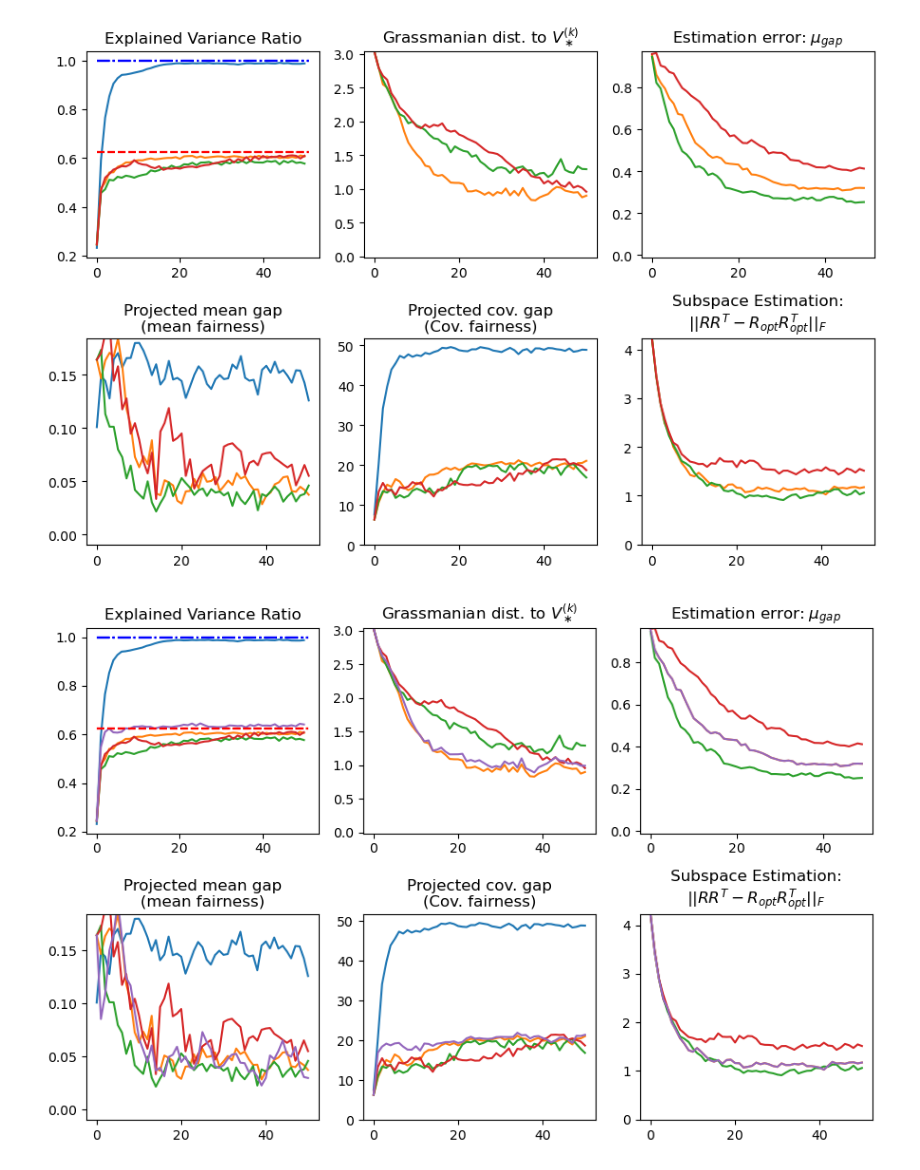
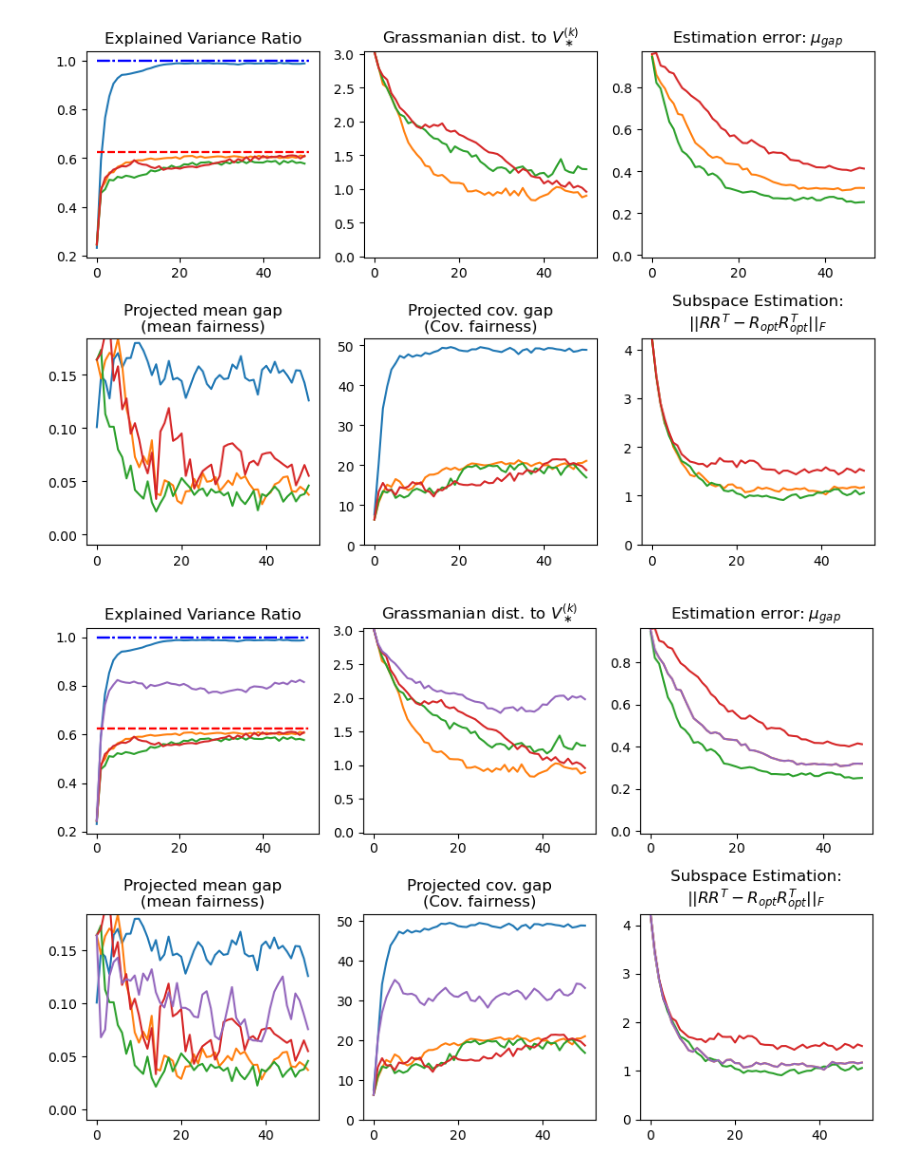
Before and after one commit to HanseulJo/fair-streaming-pca, a Jupyter notebook: FairPCA.ipynb, the cells around one changed output. Cells and saved outputs as stored; diff of their text form; code cells hidden in the pictures.

```diff
--- a/FairPCA.ipynb
+++ b/FairPCA.ipynb
@@ -190,23 +192,23 @@ fig
 # %%
 n_iter = 50
 V = Algo.train(
     target_dim=5,
     rank=10,
     n_iter=n_iter,
     batch_size_subspace=500,
     batch_size_pca=500,
     constraint='all',
     subspace_optimization='npm',
     pca_optimization='npm',
     lr_pca=None,
     n_iter_inner=1,
     seed=0,
     tol=0,
-    fairness_tradeoff=0.5
+    fairness_tradeoff=0.3
     # lr_scheduler=lambda t: 0.998**(t-1)
 )
 # fig, axes = Algo.plot_buffer(save=None);  # semicolon
 Algo.plot_buffer(save=None, fig=fig, axes=axes);
 fig
 # %% [output]
-[figure, old version]
+[figure, new version]
```
Also changed, not shown: parts of 1 cell of this notebook, 1 other file.
